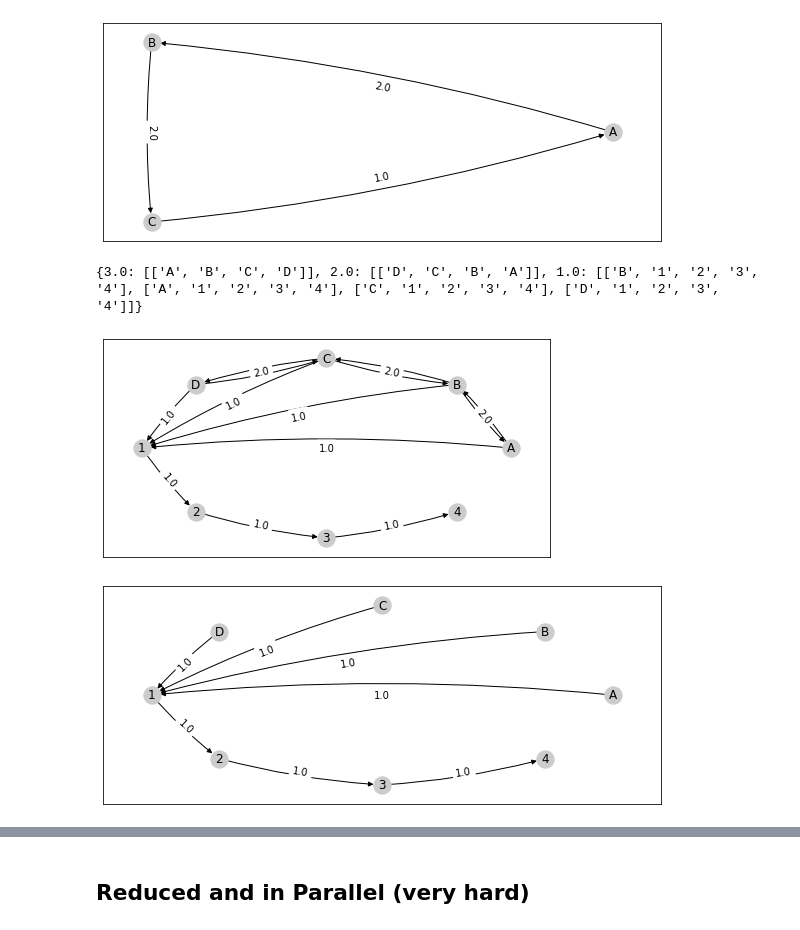
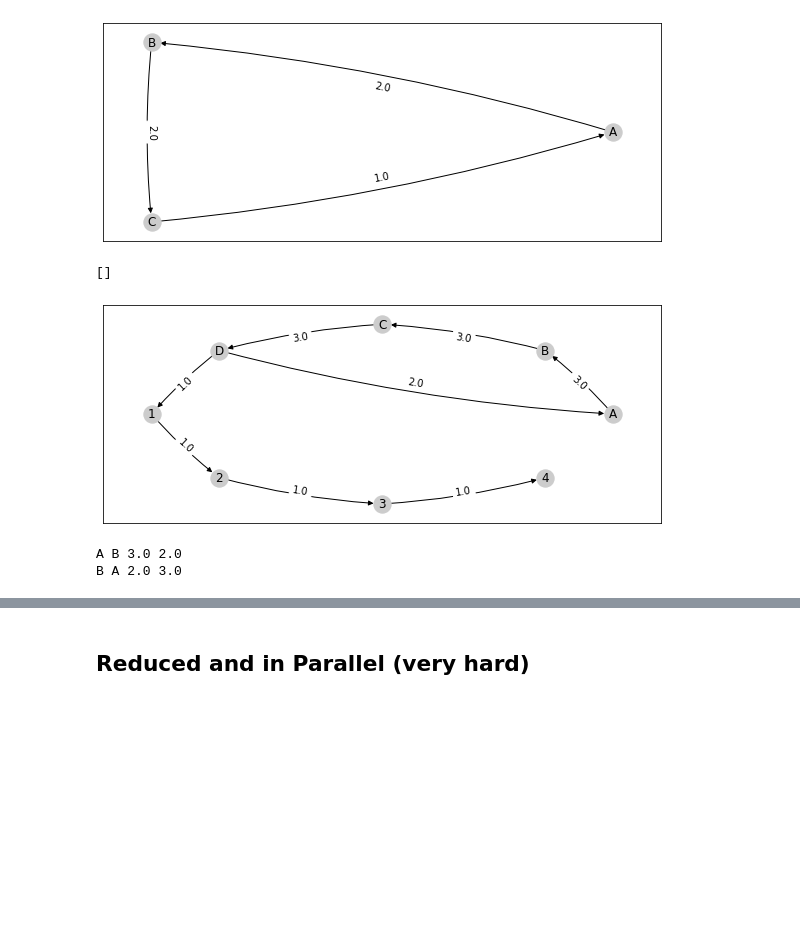
Before and after one commit to jpgil/logdelay, a Jupyter notebook: notebooks/2-structures/clique-discovery-doc.ipynb, the cells around one changed output, grey strips where cells are left out. Drawn from its saved outputs; the diff is of its cells as text; code cells hidden in the pictures; blank space fills up the shorter version.

```diff
--- a/notebooks/2-structures/clique-discovery-doc.ipynb
+++ b/notebooks/2-structures/clique-discovery-doc.ipynb
@@ -13,0 +14,18 @@ The autoreload extension is already loaded. To reload it, use:
+# %%
+combined_loops = [
+    list("lklk1212ABCDEABCDEABCDE1212"),
+    list("lk12ABCDEABCDE"),
+    list("lk12ABCDE"),
+
+]
+inferred_paths = clique_discovery.infer_paths_from_traces( combined_loops )
+# nice_graph( inferred_paths )
+untangled_graph( clique_discovery.minimally_connected_graph( inferred_paths ) )
+
+G = clique_discovery.created_auxiliary_graph( inferred_paths )
+for a in list("12ABClk"):
+    for b in list("12ABClk"):
+        try:
+            print (a, b, G.edges[a, b]["weight"], G.edges[b, a]["weight"])
+        except:
+            pass
@@ -63,11 +124,20 @@ untangled_graph( clique_discovery.minimally_connected_graph( inferred_paths ) )
 # %%
 loop_with_tail = [
     list("ABCDABCDABCD1234"),
 ]
 inferred_paths = clique_discovery.infer_paths_from_traces( loop_with_tail )
-nice_graph( inferred_paths )
+# nice_graph( inferred_paths )
 untangled_graph( clique_discovery.minimally_connected_graph( inferred_paths ) )
+
+G = clique_discovery.created_auxiliary_graph( inferred_paths )
+for a in list("12AB"):
+    for b in list("AB"):
+        try:
+            print (a, b, G.edges[a, b]["weight"], G.edges[b, a]["weight"])
+        except:
+            pass
 # %% [output]
-{3.0: [['A', 'B', 'C', 'D']], 2.0: [['D', 'C', 'B', 'A']], 1.0: [['B', '1', '2', '3', '4'], ['A', '1', '2', '3', '4'], ['C', '1', '2', '3', '4'], ['D', '1', '2', '3', '4']]}
+[]
-[figure, old version]
+[figure, new version]
-[figure, removed]
+A B 3.0 2.0
+B A 2.0 3.0
```
Also changed, not shown: parts of 20 cells of this notebook, 1 other file.
